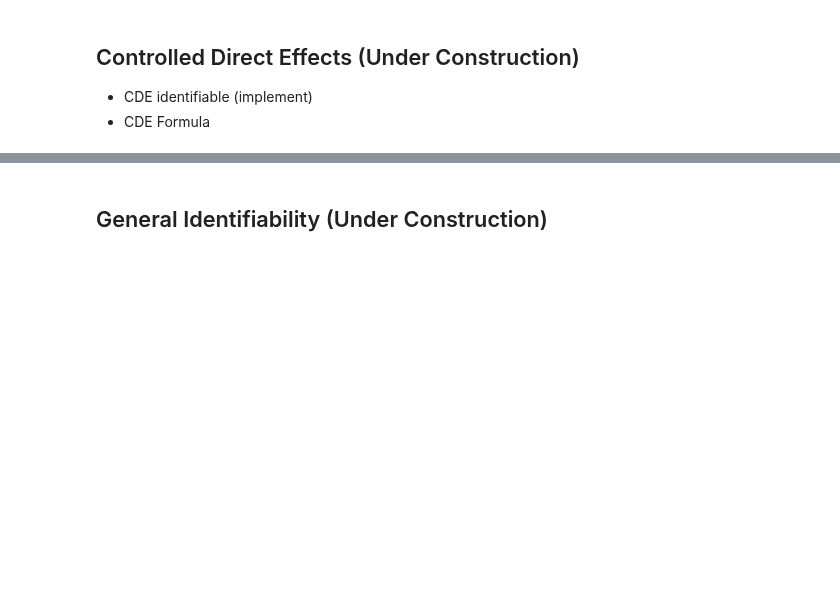
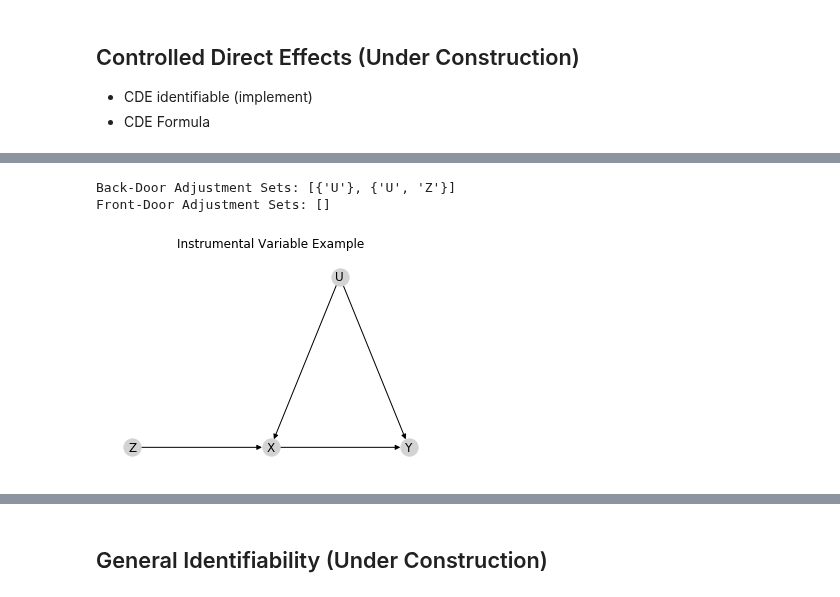
Before and after one commit to BrennanBarker/oyster, a Jupyter notebook: primer_study_questions.ipynb, the cells around one changed output, grey strips where cells are left out. Saved outputs shown, nothing was run; the diff lists cells and outputs as text; code cells hidden in the pictures; blank space fills up the shorter version.

```diff
--- a/primer_study_questions.ipynb
+++ b/primer_study_questions.ipynb
@@ -750,0 +759,11 @@ $\displaystyle P_{x}(y | z)=\sum_{a,b,d}P(y | a,b,d,x,z)P(a,b,d | z)$
+# %%
+iv = oy.CausalDiagram([('Z', 'X'), ('X', 'Y'), ('U', 'X'), ('U', 'Y')])
+iv_pos = {'Z': (0,0), 'X': (1,0), 'Y': (2,0), 'U': (1.5, .5), 'W': (2,1)}
+oy.draw(iv, pos=iv_pos, title='Instrumental Variable Example')
+
+print(f"Back-Door Adjustment Sets: {oy.backdoor_criterion_search(iv, 'X', 'Y')}")
+print(f"Front-Door Adjustment Sets: {oy.frontdoor_criterion_search(iv, 'X', 'Y')}")
+# %% [output]
+Back-Door Adjustment Sets: [{'U'}, {'U', 'Z'}]
+Front-Door Adjustment Sets: []
+[figure, added]
```
Also changed, not shown: parts of 34 cells of this notebook, 5 other files.
